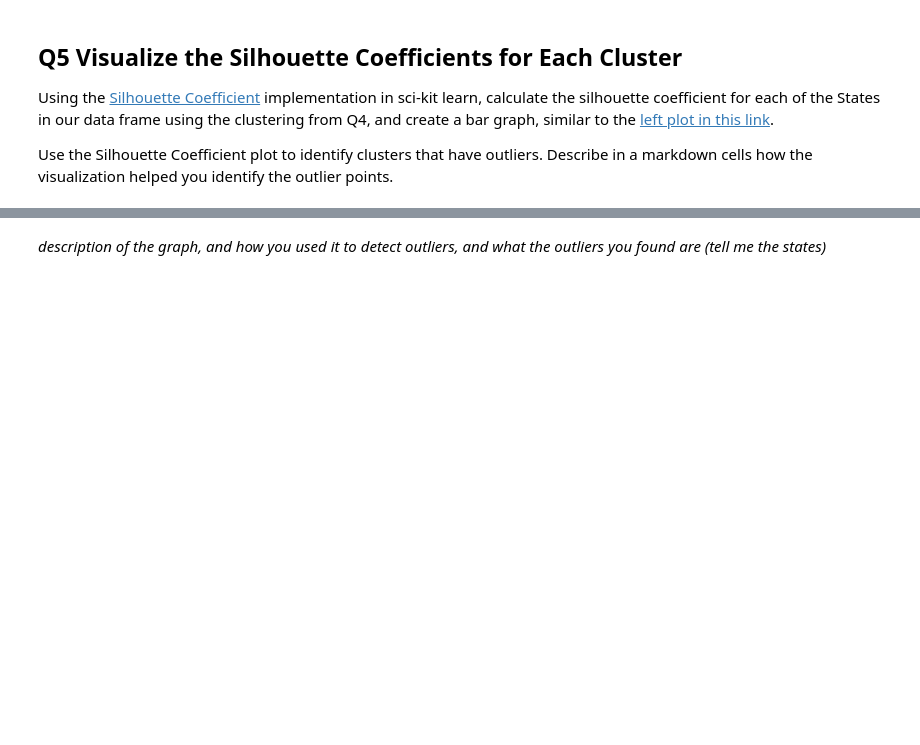
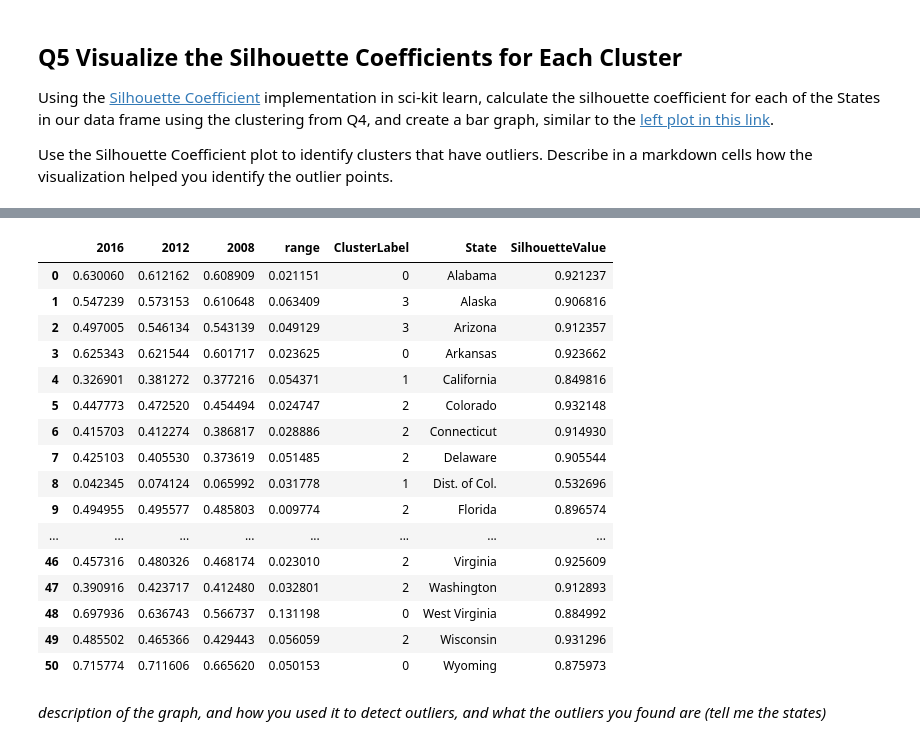
Before and after one commit to BictorFonseca/DataAnalysis, a Jupyter notebook: CS329E_HW11.ipynb, the cells around one changed output, grey strips where cells are left out. Cells and saved outputs as stored; diff of their text form; code cells hidden in the pictures; blank space fills up the shorter version.

```diff
--- a/CS329E_HW11.ipynb
+++ b/CS329E_HW11.ipynb
@@ -196,2 +263,22 @@ Use the Silhouette Coefficient plot to identify clusters that have outliers.  De
+# %%
+df_X
+# %% [output]
+|  | 2016 | 2012 | 2008 | range | ClusterLabel | State | SilhouetteValue |
+| 0 | 0.630060 | 0.612162 | 0.608909 | 0.021151 | 0 | Alabama | 0.921237 |
+| 1 | 0.547239 | 0.573153 | 0.610648 | 0.063409 | 3 | Alaska | 0.906816 |
+| 2 | 0.497005 | 0.546134 | 0.543139 | 0.049129 | 3 | Arizona | 0.912357 |
+| 3 | 0.625343 | 0.621544 | 0.601717 | 0.023625 | 0 | Arkansas | 0.923662 |
+| 4 | 0.326901 | 0.381272 | 0.377216 | 0.054371 | 1 | California | 0.849816 |
+| 5 | 0.447773 | 0.472520 | 0.454494 | 0.024747 | 2 | Colorado | 0.932148 |
+| 6 | 0.415703 | 0.412274 | 0.386817 | 0.028886 | 2 | Connecticut | 0.914930 |
+| 7 | 0.425103 | 0.405530 | 0.373619 | 0.051485 | 2 | Delaware | 0.905544 |
+| 8 | 0.042345 | 0.074124 | 0.065992 | 0.031778 | 1 | Dist. of Col. | 0.532696 |
+| 9 | 0.494955 | 0.495577 | 0.485803 | 0.009774 | 2 | Florida | 0.896574 |
+| ... | ... | ... | ... | ... | ... | ... | ... |
+| 46 | 0.457316 | 0.480326 | 0.468174 | 0.023010 | 2 | Virginia | 0.925609 |
+| 47 | 0.390916 | 0.423717 | 0.412480 | 0.032801 | 2 | Washington | 0.912893 |
+| 48 | 0.697936 | 0.636743 | 0.566737 | 0.131198 | 0 | West Virginia | 0.884992 |
+| 49 | 0.485502 | 0.465366 | 0.429443 | 0.056059 | 2 | Wisconsin | 0.931296 |
+| 50 | 0.715774 | 0.711606 | 0.665620 | 0.050153 | 0 | Wyoming | 0.875973 |
 # %% [markdown]
 _description of the graph, and how you used it to detect outliers, and what the outliers you found are (tell me the states)_
```
Also changed, not shown: parts of 5 cells of this notebook.
